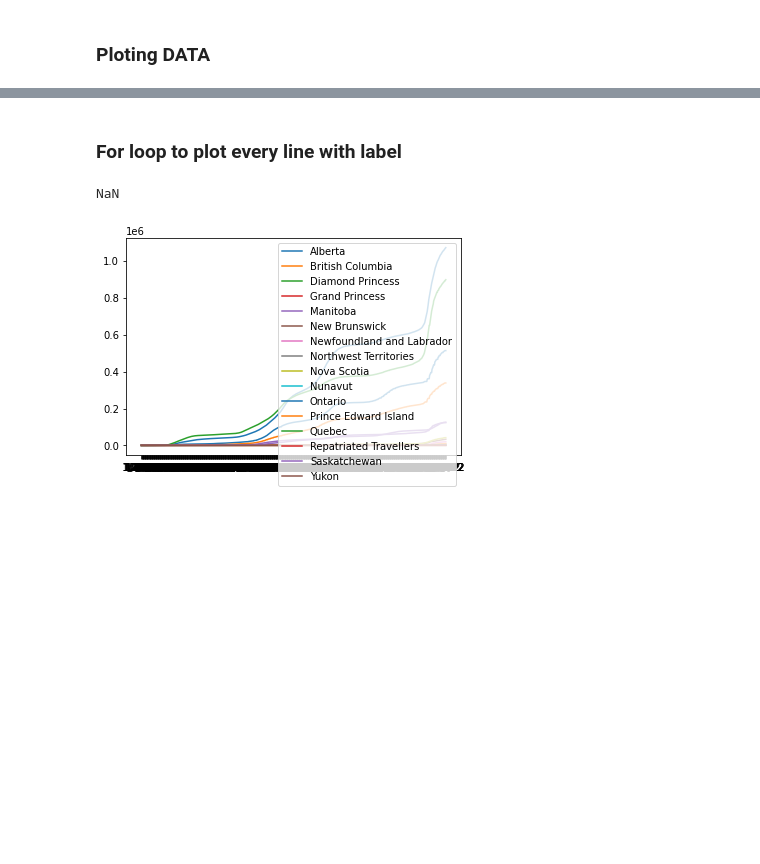
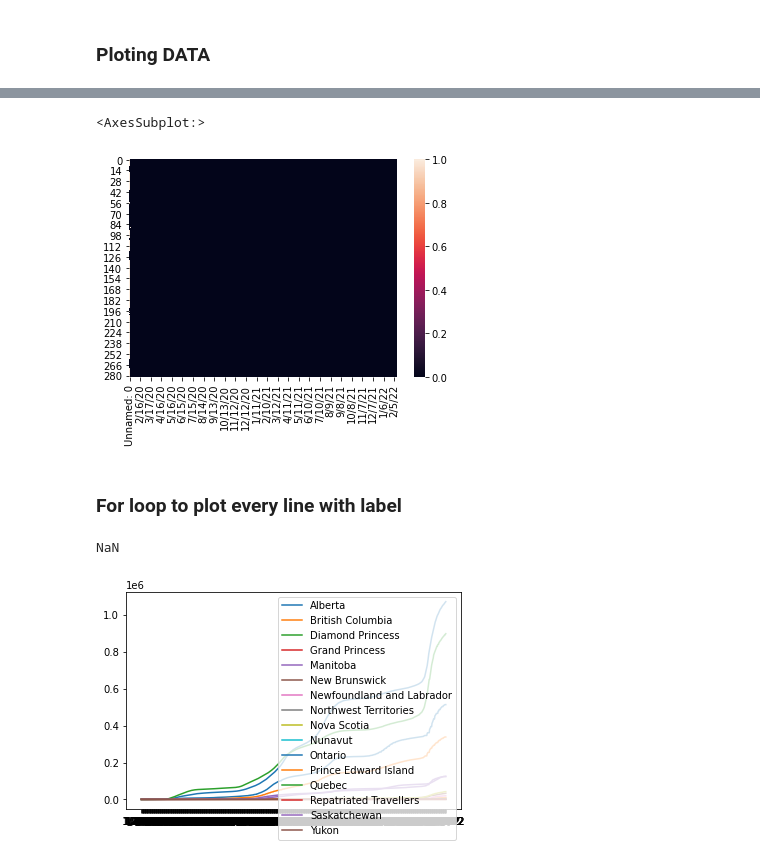
Before and after one commit to MrTanbirSingh/UKcovid, a Jupyter notebook: ukCovid.ipynb, the cells around one changed output, grey strips where cells are left out. Drawn from its saved outputs; the diff is of its cells as text; code cells hidden in the pictures; blank space fills up the shorter version.

```diff
--- a/ukCovid.ipynb
+++ b/ukCovid.ipynb
@@ -223,3 +357,8 @@ SyntaxError: invalid syntax (<ipython-input-7-d05125346127>, line 11)
+# %%
+sns.heatmap(df_global_confirmed.isnull())
+# %% [output]
+<AxesSubplot:>
+[figure, added]
 # %% [markdown]
 ### For loop to plot every line with label
 # %%
```
Also changed, not shown: parts of 10 cells of this notebook.
